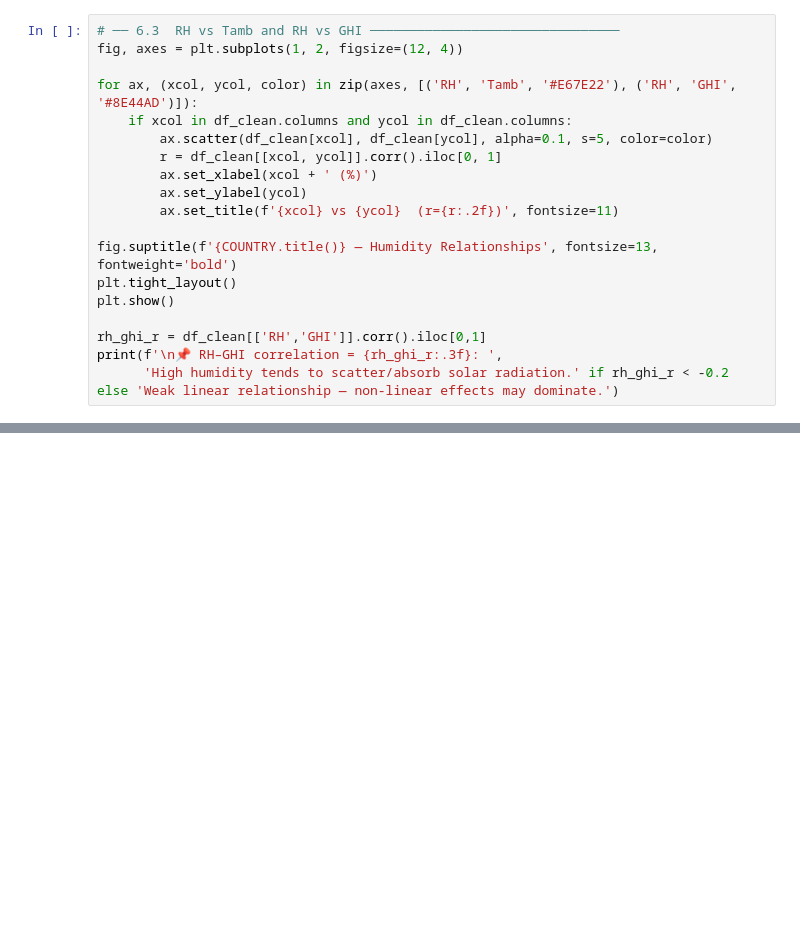
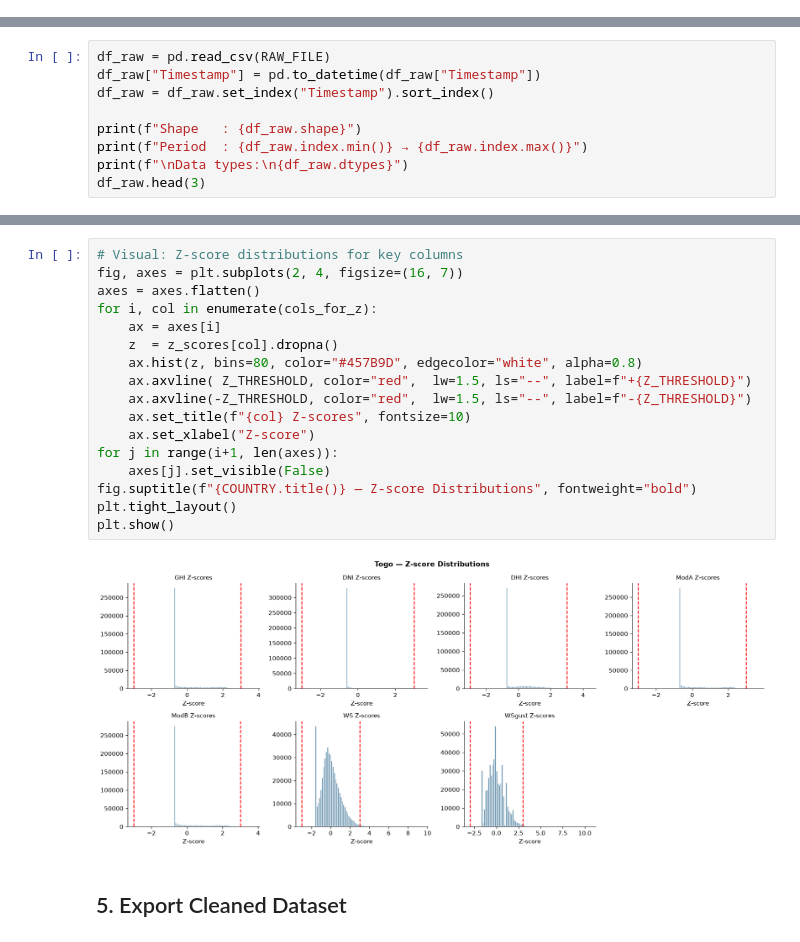
Before and after one commit to nanecha/Cross-Country-Solar-Farm-Analysis, a Jupyter notebook: notebooks/togo_eda.ipynb, the cells around one changed output, grey strips where cells are left out. Cells and saved outputs as stored; diff of their text form; blank space fills up the shorter version.

```diff
--- a/notebooks/togo_eda.ipynb
+++ b/notebooks/togo_eda.ipynb
@@ -388,19 +0,0 @@ plt.show()
-# %%
-# ── 6.3  RH vs Tamb and RH vs GHI ────────────────────────────────
-fig, axes = plt.subplots(1, 2, figsize=(12, 4))
-
-for ax, (xcol, ycol, color) in zip(axes, [('RH', 'Tamb', '#E67E22'), ('RH', 'GHI', '#8E44AD')]):
-    if xcol in df_clean.columns and ycol in df_clean.columns:
-        ax.scatter(df_clean[xcol], df_clean[ycol], alpha=0.1, s=5, color=color)
-        r = df_clean[[xcol, ycol]].corr().iloc[0, 1]
-        ax.set_xlabel(xcol + ' (%)')
-        ax.set_ylabel(ycol)
-        ax.set_title(f'{xcol} vs {ycol}  (r={r:.2f})', fontsize=11)
-
-fig.suptitle(f'{COUNTRY.title()} — Humidity Relationships', fontsize=13, fontweight='bold')
-plt.tight_layout()
-plt.show()
-
-rh_ghi_r = df_clean[['RH','GHI']].corr().iloc[0,1]
-print(f'\n📌 RH–GHI correlation = {rh_ghi_r:.3f}: ',
-      'High humidity tends to scatter/absorb solar radiation.' if rh_ghi_r < -0.2 else 'Weak linear relationship — non-linear effects may dominate.')
@@ -535,0 +61,9 @@ print('✔  Cleaned CSV saved to data/benin_clean.csv')
+# %%
+df_raw = pd.read_csv(RAW_FILE)
+df_raw["Timestamp"] = pd.to_datetime(df_raw["Timestamp"])
+df_raw = df_raw.set_index("Timestamp").sort_index()
+
+print(f"Shape   : {df_raw.shape}")
+print(f"Period  : {df_raw.index.min()} → {df_raw.index.max()}")
+print(f"\nData types:\n{df_raw.dtypes}")
+df_raw.head(3)
@@ -535,0 +189,21 @@ print('✔  Cleaned CSV saved to data/benin_clean.csv')
+# %%
+# Visual: Z-score distributions for key columns
+fig, axes = plt.subplots(2, 4, figsize=(16, 7))
+axes = axes.flatten()
+for i, col in enumerate(cols_for_z):
+    ax = axes[i]
+    z  = z_scores[col].dropna()
+    ax.hist(z, bins=80, color="#457B9D", edgecolor="white", alpha=0.8)
+    ax.axvline( Z_THRESHOLD, color="red",  lw=1.5, ls="--", label=f"+{Z_THRESHOLD}")
+    ax.axvline(-Z_THRESHOLD, color="red",  lw=1.5, ls="--", label=f"-{Z_THRESHOLD}")
+    ax.set_title(f"{col} Z-scores", fontsize=10)
+    ax.set_xlabel("Z-score")
+for j in range(i+1, len(axes)):
+    axes[j].set_visible(False)
+fig.suptitle(f"{COUNTRY.title()} — Z-score Distributions", fontweight="bold")
+plt.tight_layout()
+plt.show()
+# %% [output]
+[figure, added]
+# %% [markdown]
+## 5. Export Cleaned Dataset
```
Also changed, not shown: parts of 71 cells of this notebook.
